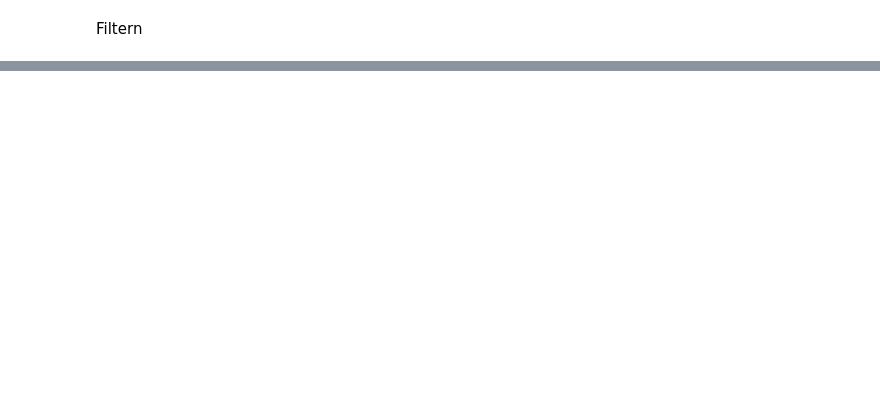
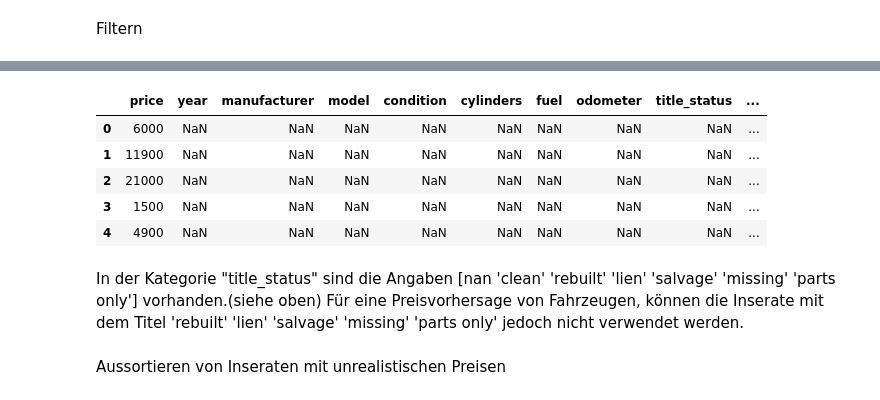
Before and after one commit to Beardlesspeet/KI_ML_Projectarbeit, a Jupyter notebook: Nico.ipynb, the cells around one changed output, grey strips where cells are left out. Saved outputs shown, nothing was run; the diff lists cells and outputs as text; code cells hidden in the pictures; blank space fills up the shorter version.

```diff
--- a/Nico.ipynb
+++ b/Nico.ipynb
@@ -120,0 +115,15 @@ KeyboardInterrupt:
+# %%
+
+
+df.drop([ 'id', 'url', 'region_url', 'lat', 'long', 'VIN', 'image_url',
+         'description', 'county','size','region'], axis = 1, inplace = True)
+df.head()
+# %% [output]
+|  | price | year | manufacturer | model | condition | cylinders | fuel | odometer | title_status | ... |
+| 0 | 6000 | NaN | NaN | NaN | NaN | NaN | NaN | NaN | NaN | ... |
+| 1 | 11900 | NaN | NaN | NaN | NaN | NaN | NaN | NaN | NaN | ... |
+| 2 | 21000 | NaN | NaN | NaN | NaN | NaN | NaN | NaN | NaN | ... |
+| 3 | 1500 | NaN | NaN | NaN | NaN | NaN | NaN | NaN | NaN | ... |
+| 4 | 4900 | NaN | NaN | NaN | NaN | NaN | NaN | NaN | NaN | ... |
+# %% [markdown]
+In der Kategorie "title_status" sind die Angaben [nan 'clean' 'rebuilt' 'lien' 'salvage' 'missing' 'parts only'] vorhanden.(siehe oben) Für eine Preisvorhersage von Fahrzeugen, können die Inserate mit dem Titel 'rebuilt' 'lien' 'salvage' 'missing' 'parts only' jedoch nicht verwendet werden.
@@ -120,0 +135,2 @@ KeyboardInterrupt:
+# %% [markdown]
+Aussortieren von Inseraten mit unrealistischen Preisen
```
Also changed, not shown: parts of 63 cells of this notebook, 2 other files.
